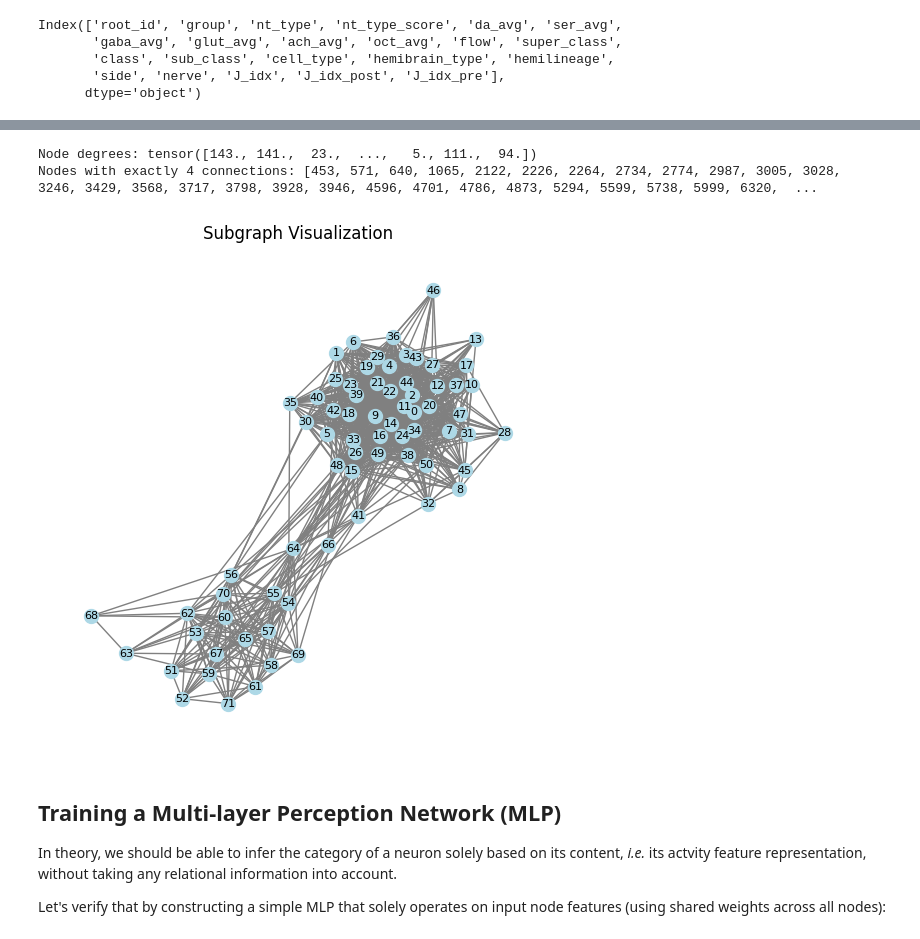
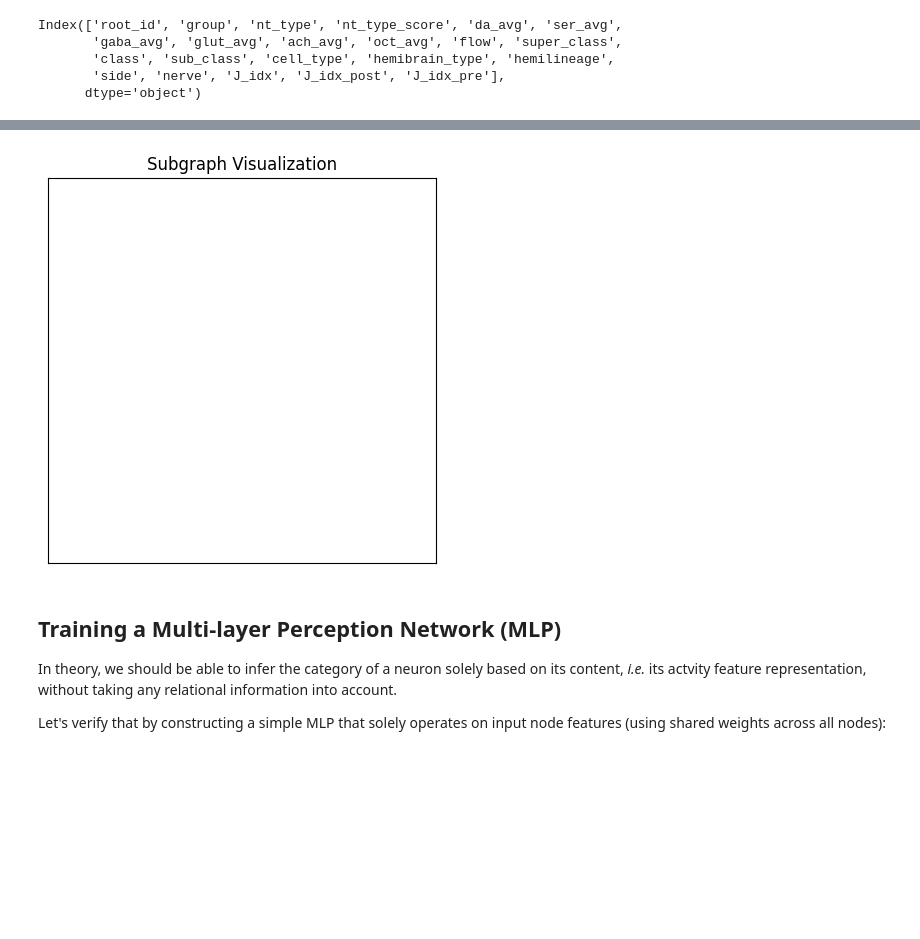
Before and after one commit to briandepasquale/CoSyNe_2025_GNN_tutorial, a Jupyter notebook: FlyWire_WIP.ipynb, the cells around one changed output, grey strips where cells are left out. Saved outputs shown, nothing was run; the diff lists cells and outputs as text; code cells hidden in the pictures; blank space fills up the shorter version.

```diff
--- a/FlyWire_WIP.ipynb
+++ b/FlyWire_WIP.ipynb
@@ -375,14 +260,0 @@ Is undirected: False
-# %%
-from torch_geometric.utils import degree
-
-# Compute node degrees
-node_degrees = degree(edge_index[0], num_nodes=edge_index.max().item() + 1)  # Compute degree for each node
-
-# Find nodes with exactly 2 connections
-nodes_with_4_connections = (node_degrees == 8).nonzero(as_tuple=True)[0]
-
-print("Node degrees:", node_degrees)
-print("Nodes with exactly 4 connections:", nodes_with_4_connections.tolist())
-# %% [output]
-Node degrees: tensor([143., 141.,  23.,  ...,   5., 111.,  94.])
-Nodes with exactly 4 connections: [453, 571, 640, 1065, 2122, 2226, 2264, 2734, 2774, 2987, 3005, 3028, 3246, 3429, 3568, 3717, 3798, 3928, 3946, 4596, 4701, 4786, 4873, 5294, 5599, 5738, 5999, 6320,  ...
@@ -403,28 +263,16 @@ connected_nodes2 = find_neighbors(target_node, data.edge_index)
 # %%
 from torch_geometric.utils import subgraph, to_networkx
 import networkx as nx
 
-# Select subset of nodes (e.g., nodes 1, 2, 3)
-subset_nodes = torch.cat((nodes_with_4_connections[0:1], connected_nodes, connected_nodes2))
-
-# Extract subgraph
-sub_edge_index, _ = subgraph(subset_nodes, data.edge_index, relabel_nodes=True)
-
-# Create subgraph Data object
-subgraph_data = Data(edge_index=sub_edge_index, x=data.x[subset_nodes])
-
-# Convert to NetworkX for visualization
-G = to_networkx(subgraph_data, to_undirected=True)
-
 # Draw subgraph
 plt.figure(figsize=(5, 5))
-nx.draw(G, with_labels=True, node_color="lightblue", edge_color="gray", node_size=100, font_size=8)
+#nx.draw(G, with_labels=True, node_color="lightblue", edge_color="gray", node_size=100, font_size=8)
 plt.xticks([])
 plt.yticks([])
 plt.title("Subgraph Visualization")
 plt.show()
 # %% [output]
-[figure, old version]
+[figure, new version]
 # %% [markdown]
 ## Training a Multi-layer Perception Network (MLP)
 
```
Also changed, not shown: parts of 56 cells of this notebook.
